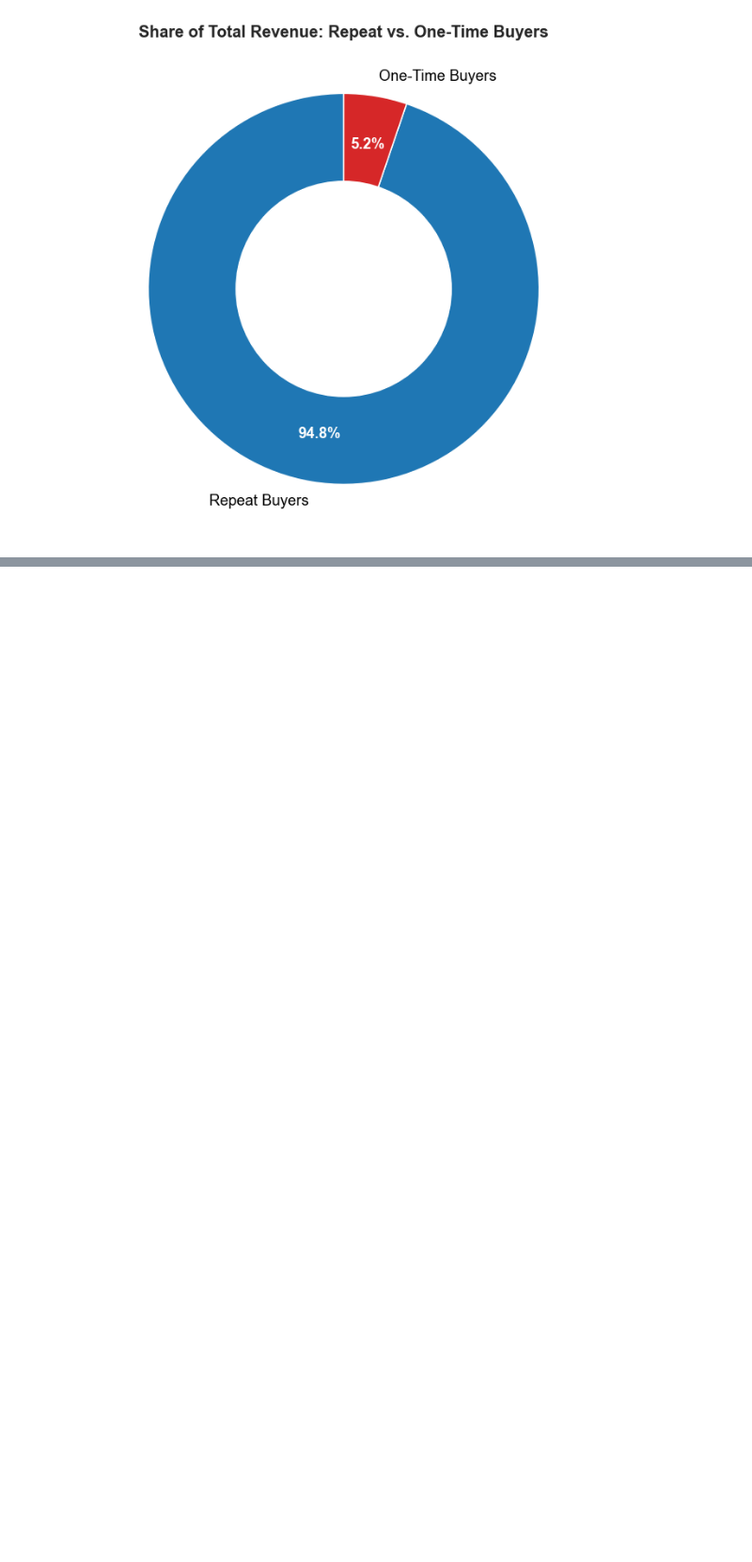
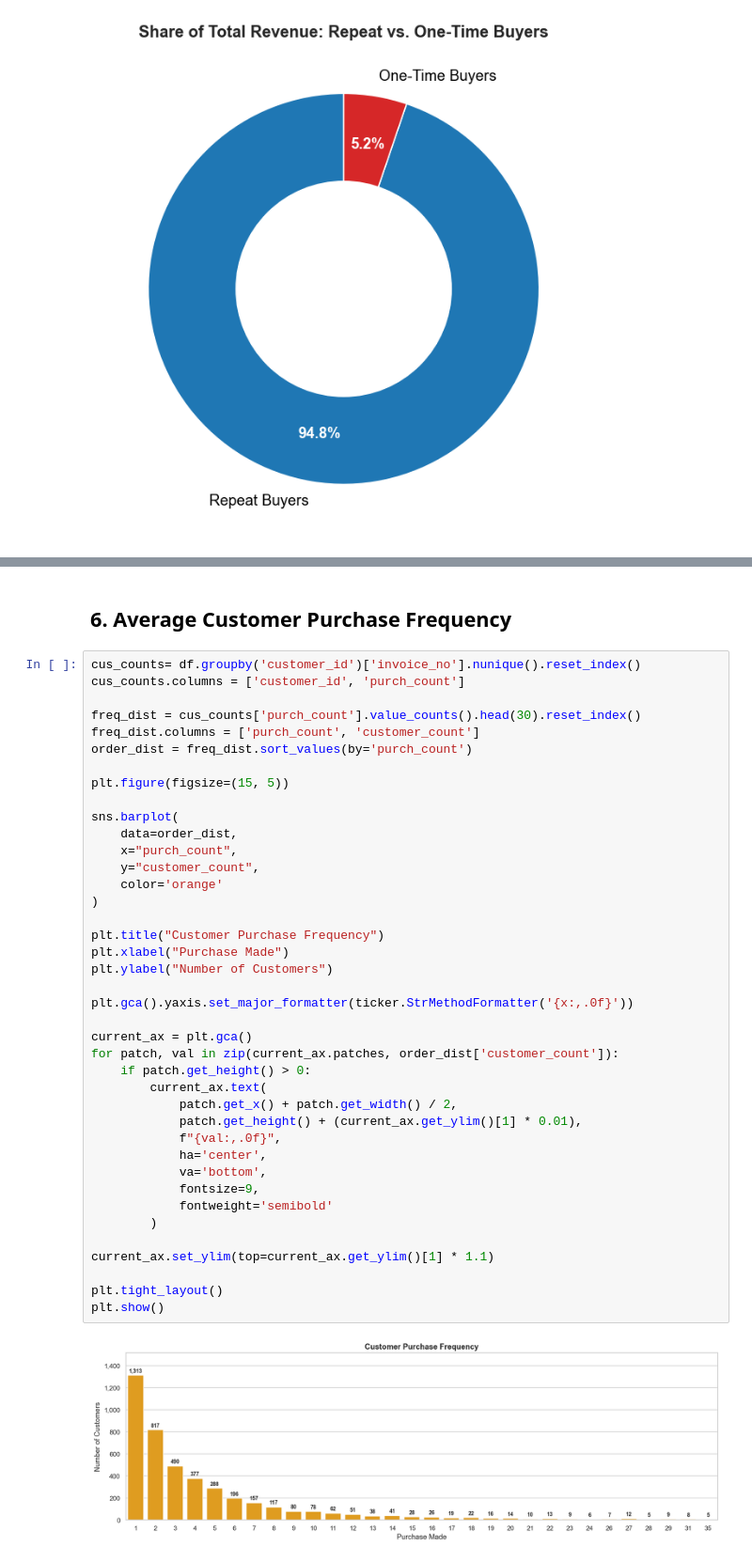
Before and after one commit to Lyvinthai/Retail_Sales_Data_Analytics, a Jupyter notebook: noteboook/eda.ipynb, the cells around one changed output, grey strips where cells are left out. Shown at 94% size. Drawn from its saved outputs; the diff is of its cells as text; blank space fills up the shorter version.

```diff
--- a/noteboook/eda.ipynb
+++ b/noteboook/eda.ipynb
@@ -249,0 +345,44 @@ plt.show()
+# %% [markdown]
+## 6. Average Customer Purchase Frequency
+# %%
+cus_counts= df.groupby('customer_id')['invoice_no'].nunique().reset_index()
+cus_counts.columns = ['customer_id', 'purch_count']
+
+freq_dist = cus_counts['purch_count'].value_counts().head(30).reset_index()
+freq_dist.columns = ['purch_count', 'customer_count']
+order_dist = freq_dist.sort_values(by='purch_count')
+
+plt.figure(figsize=(15, 5))
+
+sns.barplot(
+    data=order_dist,
+    x="purch_count",
+    y="customer_count",
+    color='orange'
+)
+
+plt.title("Customer Purchase Frequency")
+plt.xlabel("Purchase Made")
+plt.ylabel("Number of Customers")
+
+plt.gca().yaxis.set_major_formatter(ticker.StrMethodFormatter('{x:,.0f}'))
+
+current_ax = plt.gca()
+for patch, val in zip(current_ax.patches, order_dist['customer_count']):
+    if patch.get_height() > 0:
+        current_ax.text(
+            patch.get_x() + patch.get_width() / 2,
+            patch.get_height() + (current_ax.get_ylim()[1] * 0.01),
+            f"{val:,.0f}",
+            ha='center',
+            va='bottom',
+            fontsize=9,
+            fontweight='semibold'
+        )
+
+current_ax.set_ylim(top=current_ax.get_ylim()[1] * 1.1)
+
+plt.tight_layout()
+plt.show()
+# %% [output]
+[figure, added]
```
Also changed, not shown: parts of 4 cells of this notebook.
